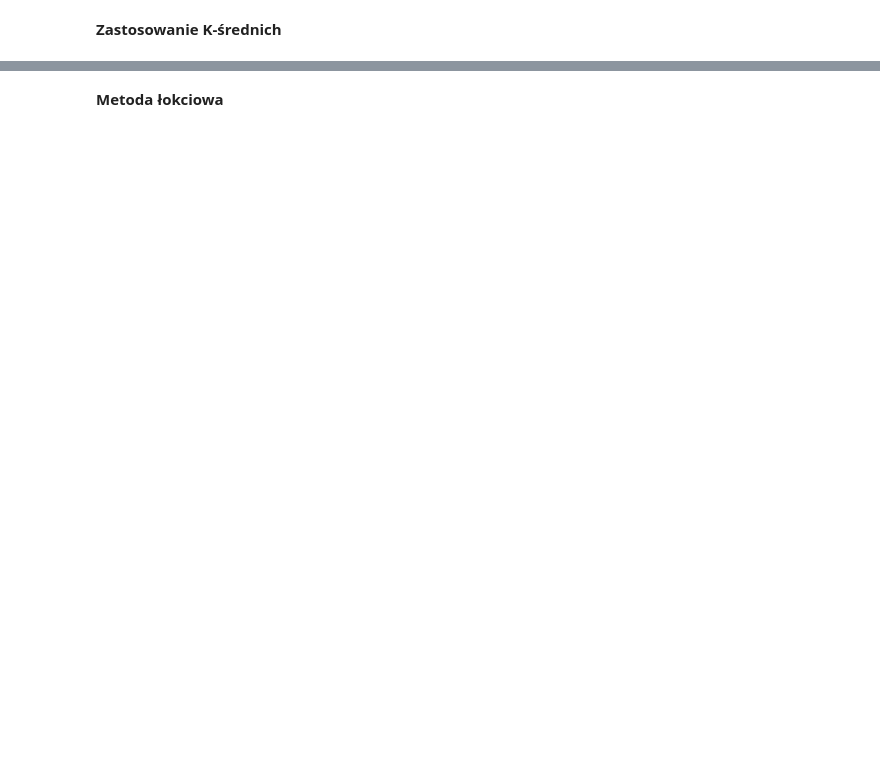
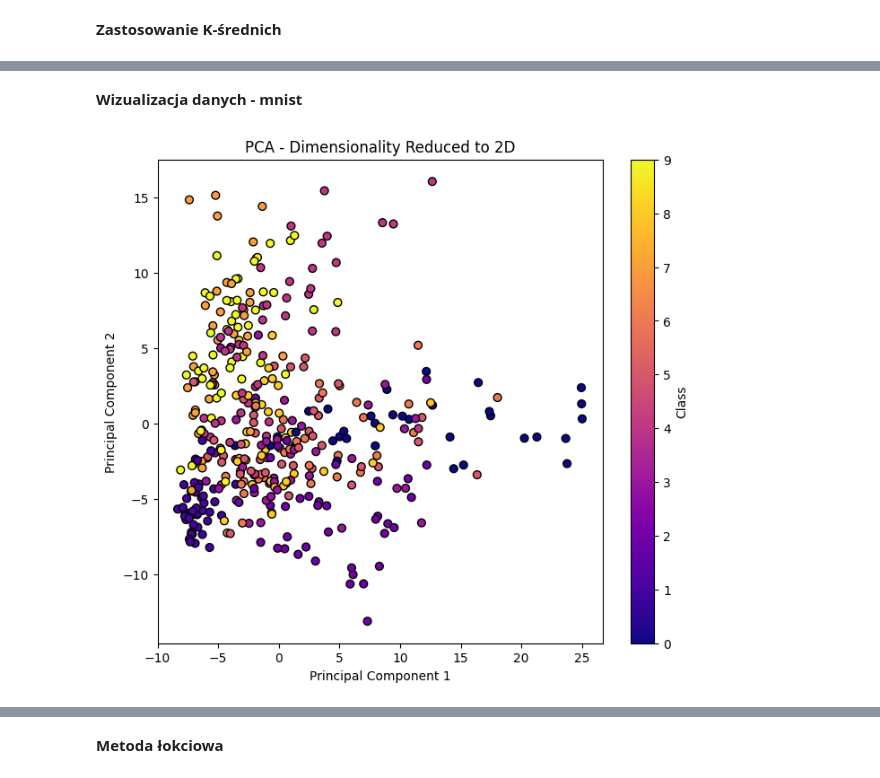
Before and after one commit to kachnna/HOMEworksgoit, a Jupyter notebook: Moduł III/zadanie domowe 6/Hw6.ipynb, the cells around one changed output, grey strips where cells are left out. Drawn from its saved outputs; the diff is of its cells as text; code cells hidden in the pictures; blank space fills up the shorter version.

```diff
--- a/Moduł III/zadanie domowe 6/Hw6.ipynb
+++ b/Moduł III/zadanie domowe 6/Hw6.ipynb
@@ -96,0 +60,12 @@ plt.show()
+# %% [markdown]
+__Wizualizacja danych - mnist__
+# %%
+plt.figure(figsize=(8, 7))
+plt.scatter(X_train_pca[:, 0], X_train_pca[:, 1], c=y_train, cmap='plasma', edgecolor='k', s=40)
+plt.title('PCA - Dimensionality Reduced to 2D')
+plt.xlabel('Principal Component 1')
+plt.ylabel('Principal Component 2')
+plt.colorbar(label='Class')
+plt.show()
+# %% [output]
+[figure, added]
```
Also changed, not shown: parts of 16 cells of this notebook, 1 other file.
